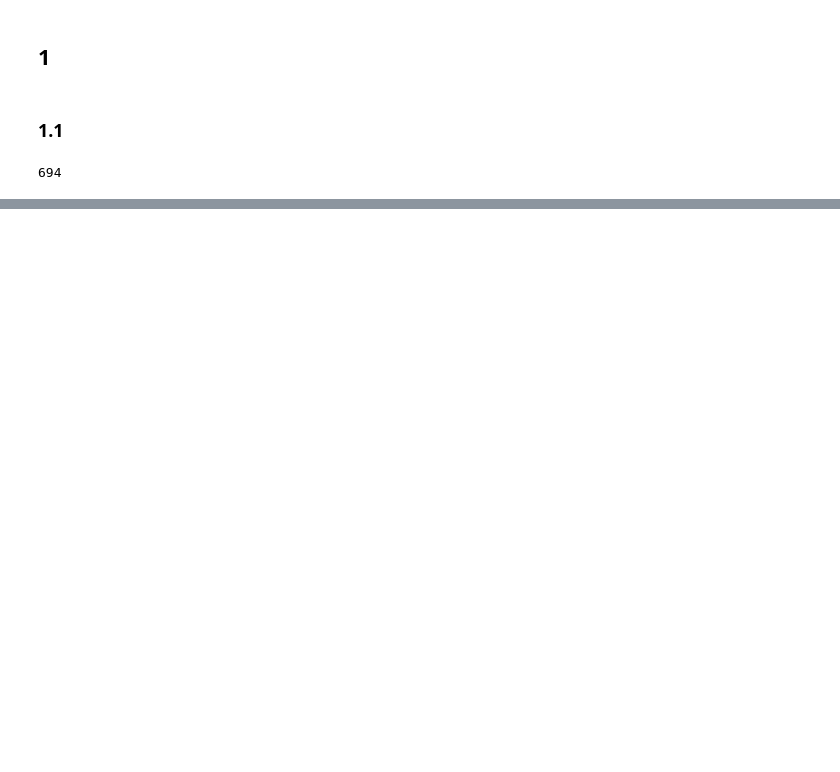
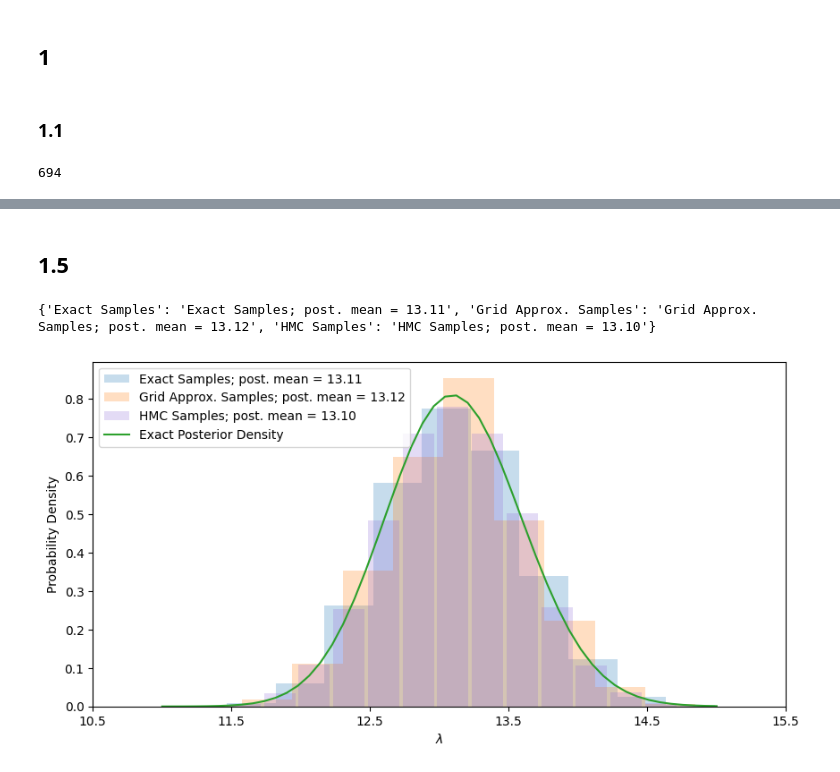
Before and after one commit to ajbarrows/uvmbayes, a Jupyter notebook: notebooks/problem_sets/problem_set_3.ipynb, the cells around one changed output, grey strips where cells are left out. Saved outputs shown, nothing was run; the diff lists cells and outputs as text; code cells hidden in the pictures; blank space fills up the shorter version.

```diff
--- a/notebooks/problem_sets/problem_set_3.ipynb
+++ b/notebooks/problem_sets/problem_set_3.ipynb
@@ -65,0 +278,61 @@ memory usage: 59.8+ KB
+# %% [markdown]
+## 1.5
+# %%
+def get_posterior_means(*arrays):
+    means = {}
+    labels = ['Exact Samples', 'Grid Approx. Samples', 'HMC Samples']
+
+    for array, label in zip(arrays, labels):
+        means[label] = f'{label}; post. mean = {np.mean(array):.2f}'
+
+    return means
+
+def make_comparison_plot(posterior, grid_samples, idata):
+
+    SAMPLES = 5000
+
+    lambda_space = np.linspace(11, 15)
+    exact_posterior_density = posterior.pdf(lambda_space)
+    exact_samples = posterior.rvs(SAMPLES)
+
+    post_means = get_posterior_means(exact_samples,
+                                     grid_samples,
+                                     np.array(idata.posterior['lambda']).flatten())
+    print(post_means)
+
+    fig, ax = plt.subplots(figsize=(10, 5))
+
+    ax.hist(exact_samples,
+            label=post_means['Exact Samples'],
+            density=True,
+            alpha = 0.25)
+    ax.hist(grid_samples,
+            label = post_means["Grid Approx. Samples"],
+            density=True,
+            alpha = 0.25)
+    az.plot_dist(
+        idata.posterior['lambda'],
+        kind='hist',
+        color='mediumpurple',
+        ax=ax,
+        hist_kwargs = {'alpha': 0.25,
+                    'label': post_means['HMC Samples']})
+
+    ax.plot(
+        lambda_space,
+        exact_posterior_density,
+        label="Exact Posterior Density"
+    )
+
+    xticks = np.arange(10.5, 16)
+    plt.xticks(xticks)
+
+    plt.legend()
+    plt.xlabel(r'$\lambda$')
+    plt.ylabel('Probability Density')
+
+make_comparison_plot(posterior, grid_samples, idata)
+plt.savefig(os.path.join(out_dir, "sample_comparison.pdf"))
+# %% [output]
+{'Exact Samples': 'Exact Samples; post. mean = 13.11', 'Grid Approx. Samples': 'Grid Approx. Samples; post. mean = 13.12', 'HMC Samples': 'HMC Samples; post. mean = 13.10'}
+[figure, added]
```
Also changed, not shown: parts of 21 cells of this notebook, 5 other files.
